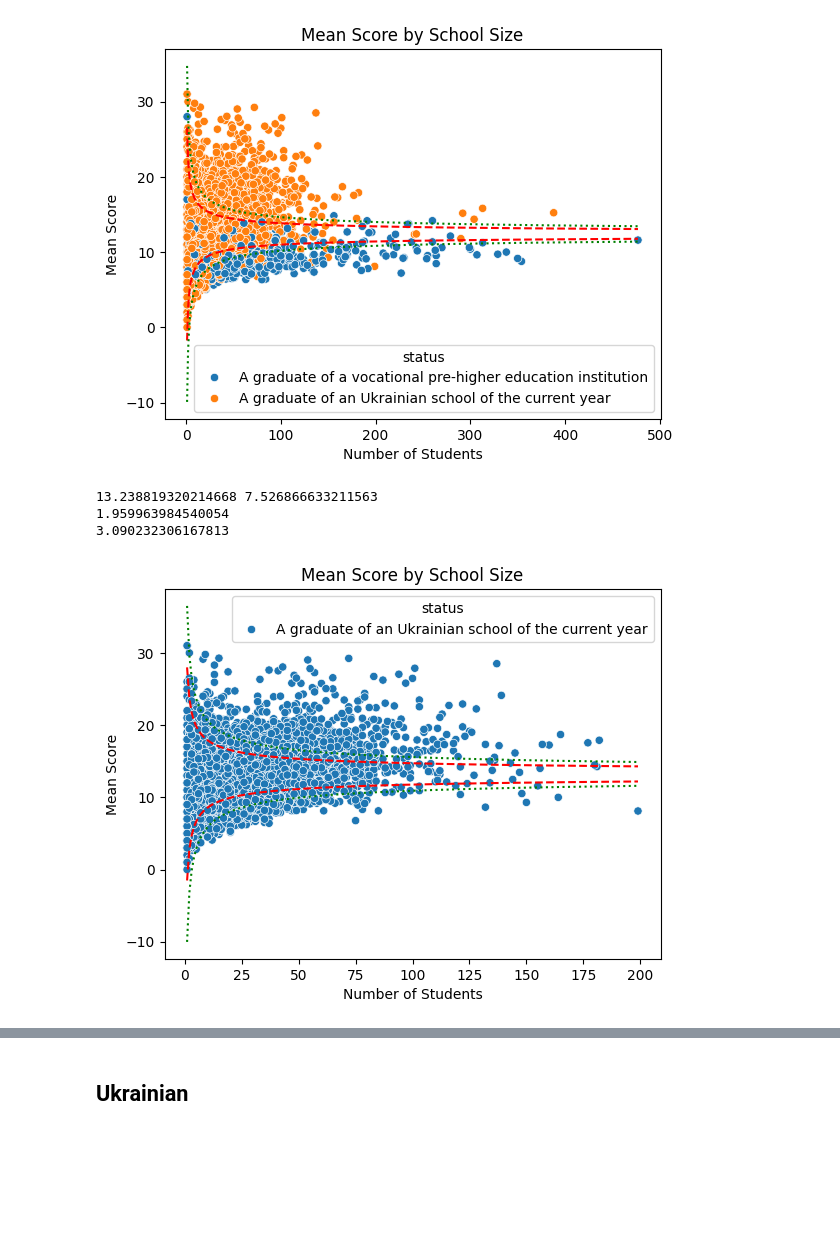
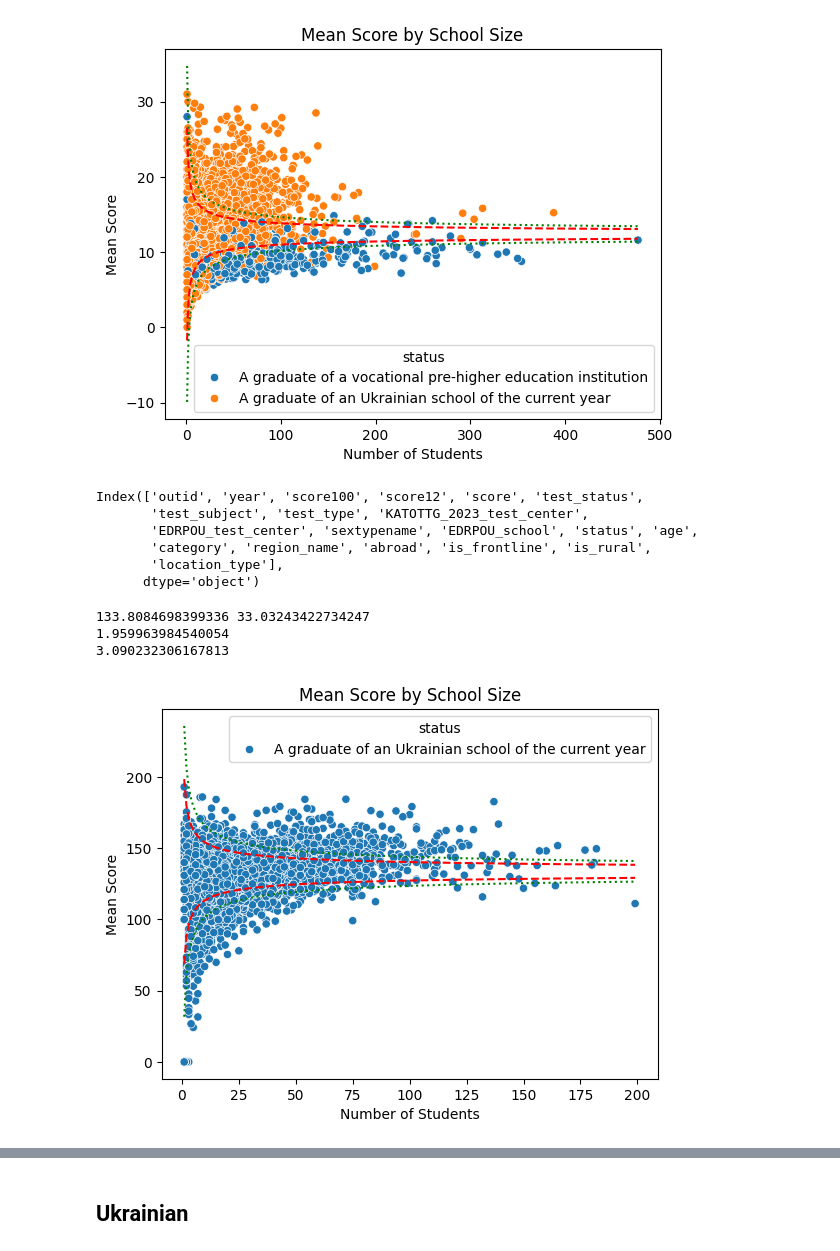
Before and after one commit to DataResponsibly/ZNO-Dataset, a Jupyter notebook: notebooks/analyses/urban_rural_research.ipynb, the cells around one changed output, grey strips where cells are left out. Cells and saved outputs as stored; diff of their text form; code cells hidden in the pictures; blank space fills up the shorter version.

```diff
--- a/notebooks/analyses/urban_rural_research.ipynb
+++ b/notebooks/analyses/urban_rural_research.ipynb
@@ -285,3 +585,15 @@ plt.yticks(fontsize=10)
 plt.show()
 # %% [output]
 [figure]
+# %%
+x,y = 'year', 'sextypename'
+
+df_students_graduated.groupby(x)[y].value_counts(normalize=True).mul(100).rename('percent').reset_index().pipe((sns.catplot,'data'), x=x,y='percent',hue=y,kind='bar')
+
+plt.title('Percentage of paricipants by year and gender', fontsize=10)
+plt.xlabel('Year', fontsize=10)
+plt.ylabel('Percentage', fontsize=10)
+plt.xticks(fontsize=10)
+plt.yticks(fontsize=10)
+
+plt.show()
@@ -372,6 +686,8 @@ pivot.div(total_pivot).round(2)
 | village | 0.41 | 0.37 | 0.27 | 0.26 | 0.27 | 0.27 | 0.27 | 0.22 |
 # %%
 df_students_region['is_rural'] = df_students_region.category.map(lambda x: 'yes' if x == 'village' else 'no')
+# %%
+df_students_region['location_type'] = df_students_region.category.map(lambda x: 'rural' if x == 'village' else ('abroad' if x == 'abroad' else 'urban'))
 # %%
 pivot = pd.pivot_table(df_students_region, index = ['is_rural'], columns = ['year'], values=['outid'], aggfunc='count')
 total_pivot = [len(df_students_region[df_students_region['year']==year].outid.unique()) for year in range(2016, 2024)]
@@ -399,0 +802,12 @@ plt.show()
+# %%
+x,y = 'year', 'location_type'
+
+df_students_region[df_students_region.status=='A graduate of an Ukrainian school of the current year'].groupby(x)[y].value_counts().rename('count').reset_index().pipe((sns.catplot,'data'), x=x,y='count',hue=y,kind='bar',palette='YlGnBu')
+
+plt.title('Number of Ukrainian graduates by year and type of location', fontsize=10)
+plt.xlabel('Year', fontsize=10)
+plt.ylabel('Count', fontsize=10)
+plt.xticks(fontsize=10)
+plt.yticks(fontsize=10)
+
+plt.show()
@@ -723,18 +1188,27 @@ for year in [2020, 2021, 2022, 2023]:
 1.959963984540054
 3.090232306167813
 [figure]
+# %%
+df_math.columns
+# %% [output]
+Index(['outid', 'year', 'score100', 'score12', 'score', 'test_status',
+       'test_subject', 'test_type', 'KATOTTG_2023_test_center',
+       'EDRPOU_test_center', 'sextypename', 'EDRPOU_school', 'status', 'age',
+       'category', 'region_name', 'abroad', 'is_frontline', 'is_rural',
+       'location_type'],
+      dtype='object')
 # %%
 year = 2023
 df_math_year=df_math[(df_math['year'] == year)&(df_math.score.notna())&(df_math.status=='A graduate of an Ukrainian school of the current year')]
 
-grouped = df_math_year.groupby(['EDRPOU_school', 'status'])['score'].agg(['mean', 'count', 'std']).reset_index()
+grouped = df_math_year.groupby(['EDRPOU_school', 'status'])['score100'].agg(['mean', 'count', 'std']).reset_index()
 grouped.rename(columns={'mean': 'mean_score', 'count': 'student_count', 'std': 'std_dev'}, inplace=True)
 
 student_counts = df_math_year['EDRPOU_school'].value_counts()
 df_math_year = df_math_year.merge(student_counts.rename('student_count'), left_on='EDRPOU_school', right_index=True)
 
 # Group by 'student_count' and calculate mean score, standard deviation and number of schools
-aggregated = df_math_year.groupby('student_count')['score'].agg(['mean', 'std', 'count']).reset_index()
+aggregated = df_math_year.groupby('student_count')['score100'].agg(['mean', 'std', 'count']).reset_index()
 aggregated = aggregated[aggregated.student_count <200]
 # Function to calculate confidence interval margin
 def calculate_confidence_interval_margin(std_dev, n, confidence_level):
@@ -742,38 +1216,38 @@ def calculate_confidence_interval_margin(std_dev, n, confidence_level):
     print(z)
     return z * (std_dev/np.sqrt(n))
 
-mean = df_math_year[df_math_year.student_count <200].score.mean()
-std = df_math_year[df_math_year.student_count <200].score.std()
+mean = df_math_year[df_math_year.student_count <200].score100.mean()
+std = df_math_year[df_math_year.student_count <200].score100.std()
 
 print(mean, std)
 # aggregated['margin_95'] = calculate_confidence_interval_margin(aggregated['std'], aggregated['student_count'], 0.975)  # 0.975 for 95% confidence interval
 # aggregated['margin_998'] = calculate_confidence_interval_margin(aggregated['std'], aggregated['student_count'], 0.999)  # 0.999 for 99.8% confidence interval
 aggregated['margin_95'] = calculate_confidence_interval_margin(std, aggregated['student_count'], 0.975)  # 0.975 for 95% confidence interval
 aggregated['margin_998'] = calculate_confidence_interval_margin(std, aggregated['student_count'], 0.999)  # 0.999 for 99.8% confidence interval
 
 # Create scatter plot
 # plt.scatter(grouped['student_count'], grouped['mean_score'])
 sns.scatterplot(grouped[grouped.student_count <200], x='student_count', y="mean_score", hue='status')
 
 # sns.lineplot(data=grouped[grouped.student_count <800], x="student_count", y="margin_95")
 plt.plot(aggregated['student_count'], mean + aggregated['margin_95'], 'r--', label='95% Confidence Interval')
 plt.plot(aggregated['student_count'], mean - aggregated['margin_95'], 'r--')
 plt.plot(aggregated['student_count'], mean + aggregated['margin_998'], 'g:', label='99.8% Confidence Interval')
 plt.plot(aggregated['student_count'], mean - aggregated['margin_998'], 'g:')
 
 
 
 # Adding labels and title for clarity
 plt.xlabel('Number of Students')
 plt.ylabel('Mean Score')
 plt.title('Mean Score by School Size')
 
 # Show the plot
 plt.show()
 # %% [output]
-13.238819320214668 7.526866633211563
+133.8084698399336 33.03243422734247
 1.959963984540054
 3.090232306167813
-[figure, old version]
+[figure, new version]
 # %%
 aggregated[(aggregated.student_count>18)]
```
Also changed, not shown: parts of 109 cells of this notebook.
